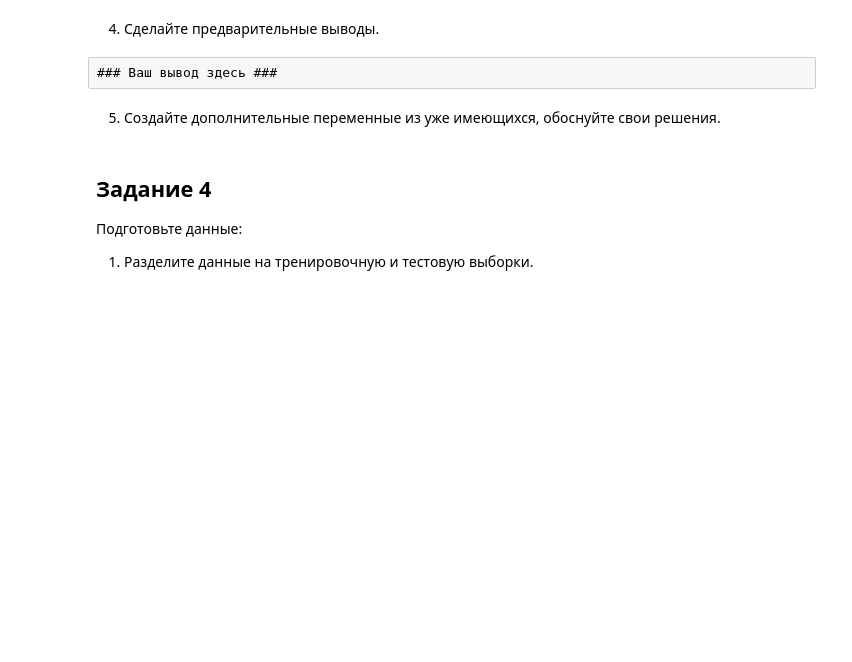
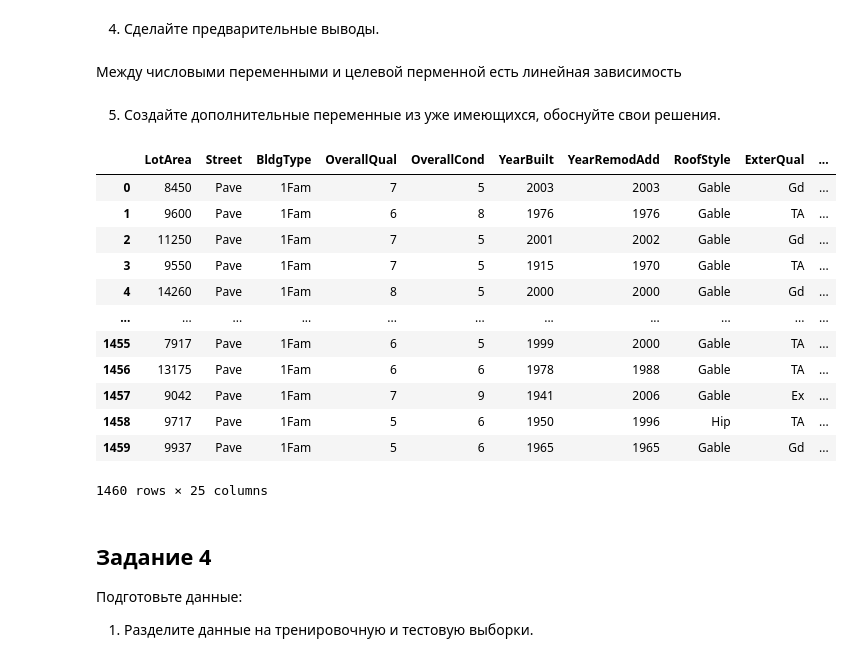
Before and after one commit to IgorKolotushkin/machine_learning_ds, a Jupyter notebook: hw3/Практическая работа. Регуляризация линейной регрессии.ipynb, the cells around one changed output. Saved outputs shown, nothing was run; the diff lists cells and outputs as text; code cells hidden in the pictures; blank space fills up the shorter version.

```diff
--- a/hw3/Практическая работа. Регуляризация линейной регрессии.ipynb
+++ b/hw3/Практическая работа. Регуляризация линейной регрессии.ipynb
@@ -197,12 +202,31 @@ sns.pairplot(num_df[['SalePrice', 'GarageArea']])
 [figure]
 # %% [markdown]
 4. Сделайте предварительные выводы.
-# %% [raw]
-### Ваш вывод здесь ###
+# %% [markdown]
+Между числовыми переменными и целевой перменной есть линейная зависимость
 # %% [markdown]
 5. Создайте дополнительные переменные из уже имеющихся, обоснуйте свои решения.
 # %%
-### Ваш код здесь ###
+new_df = df.copy()
+new_df['MonthSold'] = new_df['DateSold'].apply(lambda x: int(x.split('/')[0]))
+new_df['YearSold'] = new_df['DateSold'].apply(lambda x: int(x.split('/')[1]))
+new_df['AgeBuilt'] = new_df['YearSold'] - new_df['YearBuilt']
+
+new_df
+# %% [output]
+|  | LotArea | Street | BldgType | OverallQual | OverallCond | YearBuilt | YearRemodAdd | RoofStyle | ExterQual | ... |
+| 0 | 8450 | Pave | 1Fam | 7 | 5 | 2003 | 2003 | Gable | Gd | ... |
+| 1 | 9600 | Pave | 1Fam | 6 | 8 | 1976 | 1976 | Gable | TA | ... |
+| 2 | 11250 | Pave | 1Fam | 7 | 5 | 2001 | 2002 | Gable | Gd | ... |
+| 3 | 9550 | Pave | 1Fam | 7 | 5 | 1915 | 1970 | Gable | TA | ... |
+| 4 | 14260 | Pave | 1Fam | 8 | 5 | 2000 | 2000 | Gable | Gd | ... |
+| ... | ... | ... | ... | ... | ... | ... | ... | ... | ... | ... |
+| 1455 | 7917 | Pave | 1Fam | 6 | 5 | 1999 | 2000 | Gable | TA | ... |
+| 1456 | 13175 | Pave | 1Fam | 6 | 6 | 1978 | 1988 | Gable | TA | ... |
+| 1457 | 9042 | Pave | 1Fam | 7 | 9 | 1941 | 2006 | Gable | Ex | ... |
+| 1458 | 9717 | Pave | 1Fam | 5 | 6 | 1950 | 1996 | Hip | TA | ... |
+| 1459 | 9937 | Pave | 1Fam | 5 | 6 | 1965 | 1965 | Gable | Gd | ... |
+1460 rows × 25 columns
 # %% [markdown]
 ## Задание 4
 
```
Also changed, not shown: parts of 14 cells of this notebook.
